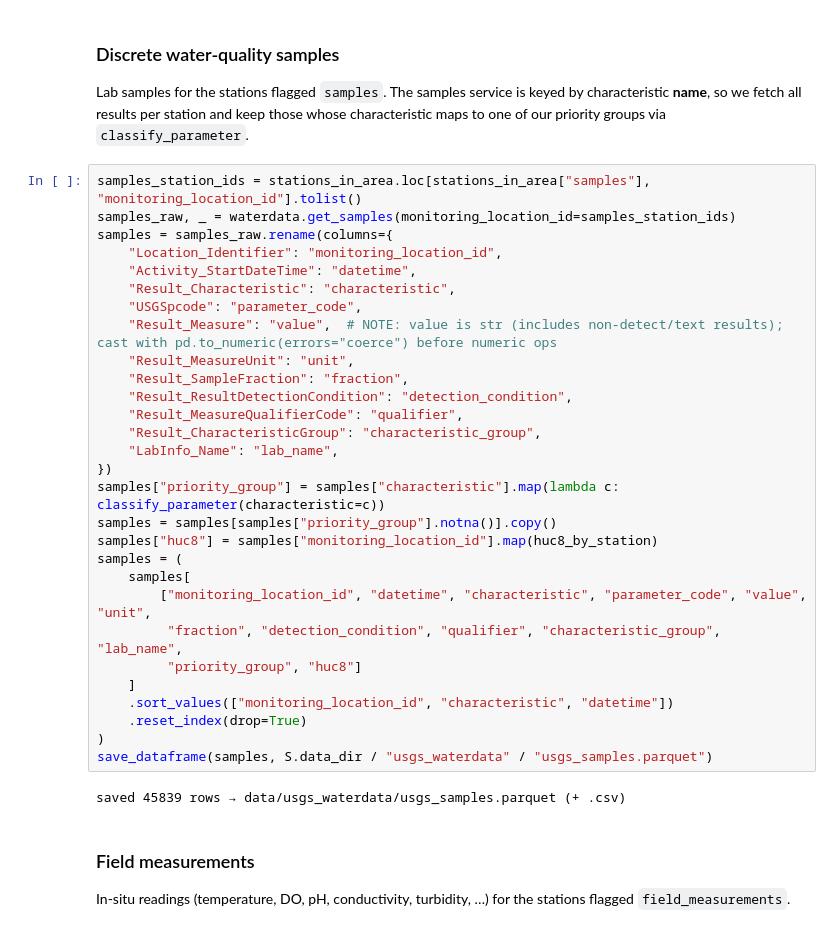
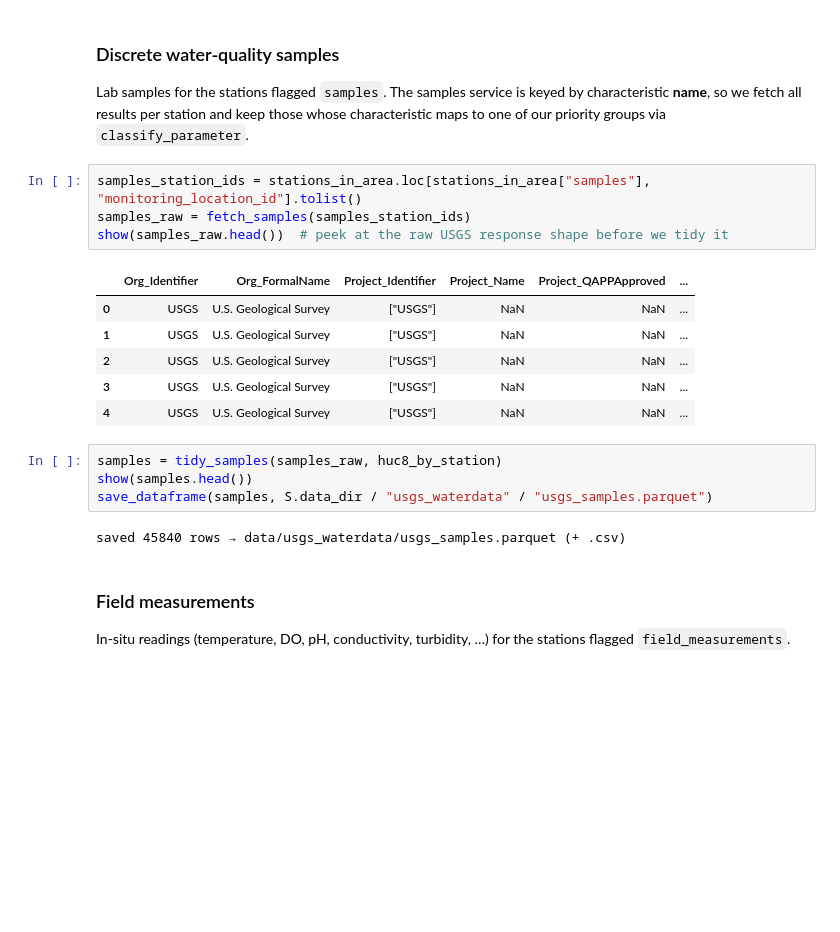
Before and after one commit to LimnoTech/Thornforest, a Jupyter notebook: notebooks/3_usgs_waterdata.ipynb, the cells around one changed output. Cells and saved outputs as stored; diff of their text form; blank space fills up the shorter version.

```diff
--- a/notebooks/3_usgs_waterdata.ipynb
+++ b/notebooks/3_usgs_waterdata.ipynb
@@ -369,35 +304,21 @@ Lab samples for the stations flagged `samples`. The samples service is keyed by
 our priority groups via `classify_parameter`.
 # %%
 samples_station_ids = stations_in_area.loc[stations_in_area["samples"], "monitoring_location_id"].tolist()
-samples_raw, _ = waterdata.get_samples(monitoring_location_id=samples_station_ids)
-samples = samples_raw.rename(columns={
-    "Location_Identifier": "monitoring_location_id",
-    "Activity_StartDateTime": "datetime",
-    "Result_Characteristic": "characteristic",
-    "USGSpcode": "parameter_code",
-    "Result_Measure": "value",  # NOTE: value is str (includes non-detect/text results); cast with pd.to_numeric(errors="coerce") before numeric ops
-    "Result_MeasureUnit": "unit",
-    "Result_SampleFraction": "fraction",
-    "Result_ResultDetectionCondition": "detection_condition",
-    "Result_MeasureQualifierCode": "qualifier",
-    "Result_CharacteristicGroup": "characteristic_group",
-    "LabInfo_Name": "lab_name",
-})
-samples["priority_group"] = samples["characteristic"].map(lambda c: classify_parameter(characteristic=c))
-samples = samples[samples["priority_group"].notna()].copy()
-samples["huc8"] = samples["monitoring_location_id"].map(huc8_by_station)
-samples = (
-    samples[
-        ["monitoring_location_id", "datetime", "characteristic", "parameter_code", "value", "unit",
-         "fraction", "detection_condition", "qualifier", "characteristic_group", "lab_name",
-         "priority_group", "huc8"]
-    ]
-    .sort_values(["monitoring_location_id", "characteristic", "datetime"])
-    .reset_index(drop=True)
-)
-save_dataframe(samples, S.data_dir / "usgs_waterdata" / "usgs_samples.parquet")
+samples_raw = fetch_samples(samples_station_ids)
+show(samples_raw.head())  # peek at the raw USGS response shape before we tidy it
 # %% [output]
-saved 45839 rows → data/usgs_waterdata/usgs_samples.parquet (+ .csv)
+|  | Org_Identifier | Org_FormalName | Project_Identifier | Project_Name | Project_QAPPApproved | ... |
+| 0 | USGS | U.S. Geological Survey | ["USGS"] | NaN | NaN | ... |
+| 1 | USGS | U.S. Geological Survey | ["USGS"] | NaN | NaN | ... |
+| 2 | USGS | U.S. Geological Survey | ["USGS"] | NaN | NaN | ... |
+| 3 | USGS | U.S. Geological Survey | ["USGS"] | NaN | NaN | ... |
+| 4 | USGS | U.S. Geological Survey | ["USGS"] | NaN | NaN | ... |
+# %%
+samples = tidy_samples(samples_raw, huc8_by_station)
+show(samples.head())
+save_dataframe(samples, S.data_dir / "usgs_waterdata" / "usgs_samples.parquet")
+# %% [output]
+saved 45840 rows → data/usgs_waterdata/usgs_samples.parquet (+ .csv)
 # %% [markdown]
 ### Field measurements
 
```
Also changed, not shown: parts of 18 cells of this notebook, 20 other files.
